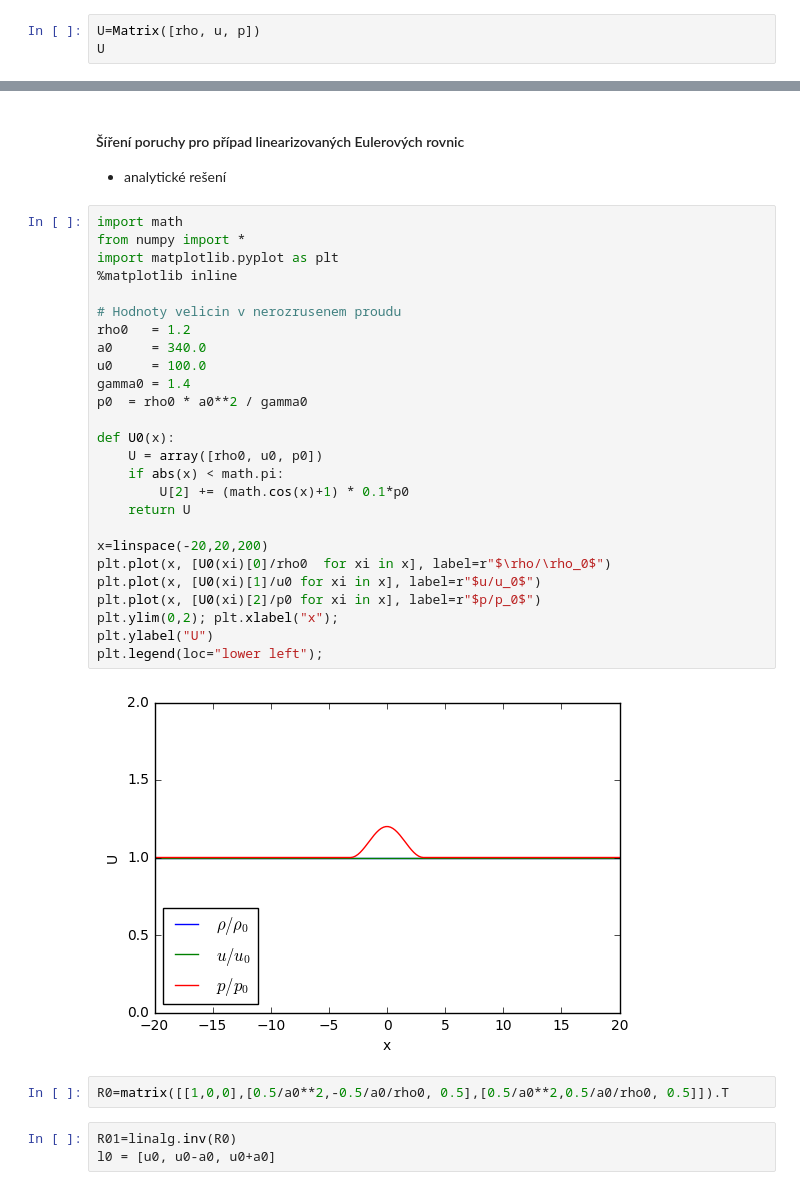
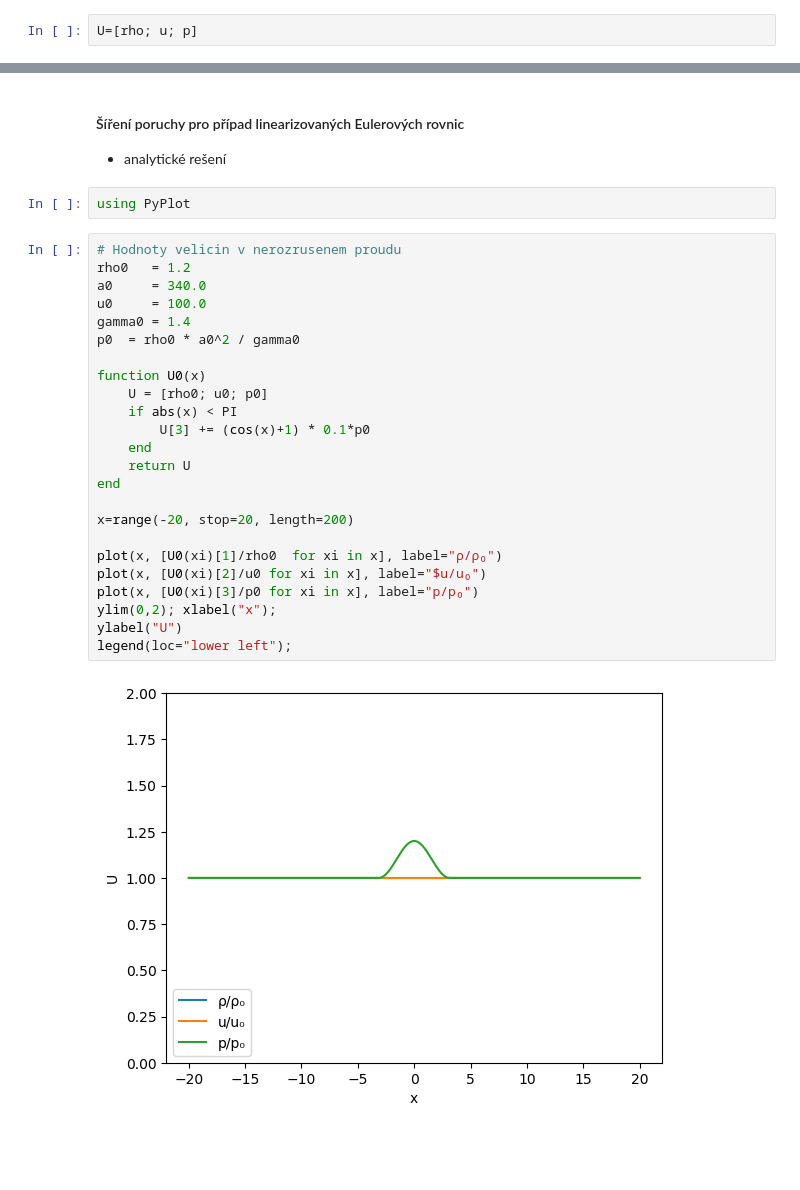
Before and after one commit to furstj/MMPP, a Jupyter notebook: lessons/04_linearni_system.ipynb, the cells around one changed output, grey strips where cells are left out. Drawn from its saved outputs; the diff is of its cells as text; blank space fills up the shorter version.

```diff
--- a/lessons/04_linearni_system.ipynb
+++ b/lessons/04_linearni_system.ipynb
@@ -130,4 +129,3 @@ rho, u, p = symbols('rho u p')
 # %%
-U=Matrix([rho, u, p])
-U
+U=[rho; u; p]
 # %% [output]
@@ -141,36 +139,31 @@ V
 #### Šíření poruchy pro případ linearizovaných Eulerových rovnic
 
 * analytické rešení
+# %%
+using PyPlot
 # %%
-import math
-from numpy import *
-import matplotlib.pyplot as plt
-%matplotlib inline
-
 # Hodnoty velicin v nerozrusenem proudu
 rho0   = 1.2
 a0     = 340.0
 u0     = 100.0
 gamma0 = 1.4
-p0  = rho0 * a0**2 / gamma0
+p0  = rho0 * a0^2 / gamma0
 
-def U0(x):
-    U = array([rho0, u0, p0])
-    if abs(x) < math.pi:
-        U[2] += (math.cos(x)+1) * 0.1*p0
+function U0(x)
+    U = [rho0; u0; p0]
+    if abs(x) < PI
+        U[3] += (cos(x)+1) * 0.1*p0
+    end
     return U
+end
 
-x=linspace(-20,20,200)
-plt.plot(x, [U0(xi)[0]/rho0  for xi in x], label=r"$\rho/\rho_0$")
-plt.plot(x, [U0(xi)[1]/u0 for xi in x], label=r"$u/u_0$")
-plt.plot(x, [U0(xi)[2]/p0 for xi in x], label=r"$p/p_0$")
-plt.ylim(0,2); plt.xlabel("x");
-plt.ylabel("U")
-plt.legend(loc="lower left");
+x=range(-20, stop=20, length=200)
+
+plot(x, [U0(xi)[1]/rho0  for xi in x], label="ρ/ρ₀")
+plot(x, [U0(xi)[2]/u0 for xi in x], label="$u/u₀")
+plot(x, [U0(xi)[3]/p0 for xi in x], label="p/p₀")
+ylim(0,2); xlabel("x");
+ylabel("U")
+legend(loc="lower left");
 # %% [output]
-[figure, old version]
+[figure, new version]
-# %%
-R0=matrix([[1,0,0],[0.5/a0**2,-0.5/a0/rho0, 0.5],[0.5/a0**2,0.5/a0/rho0, 0.5]]).T
-# %%
-R01=linalg.inv(R0)
-l0 = [u0, u0-a0, u0+a0]
```
Also changed, not shown: parts of 26 cells of this notebook, 4 other files.
